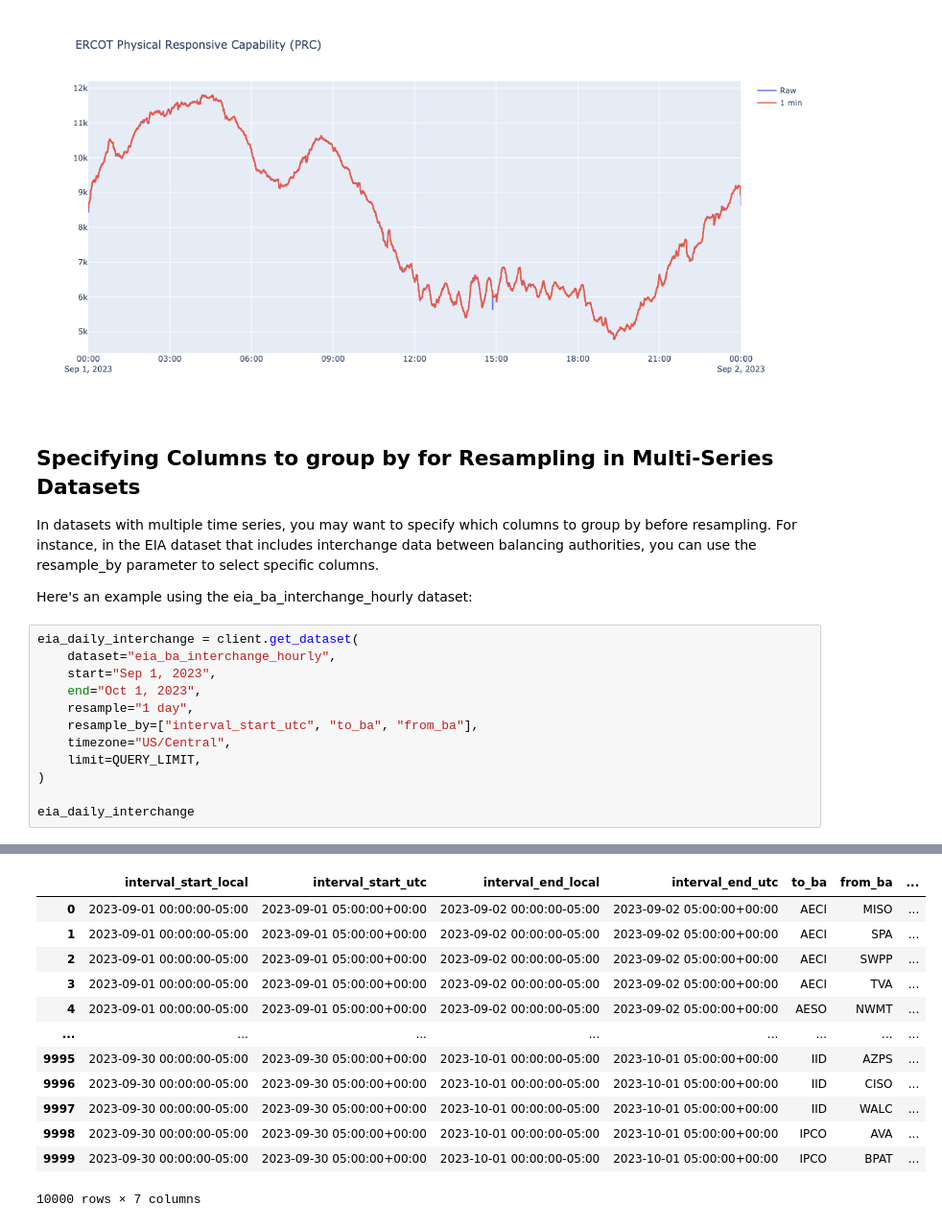
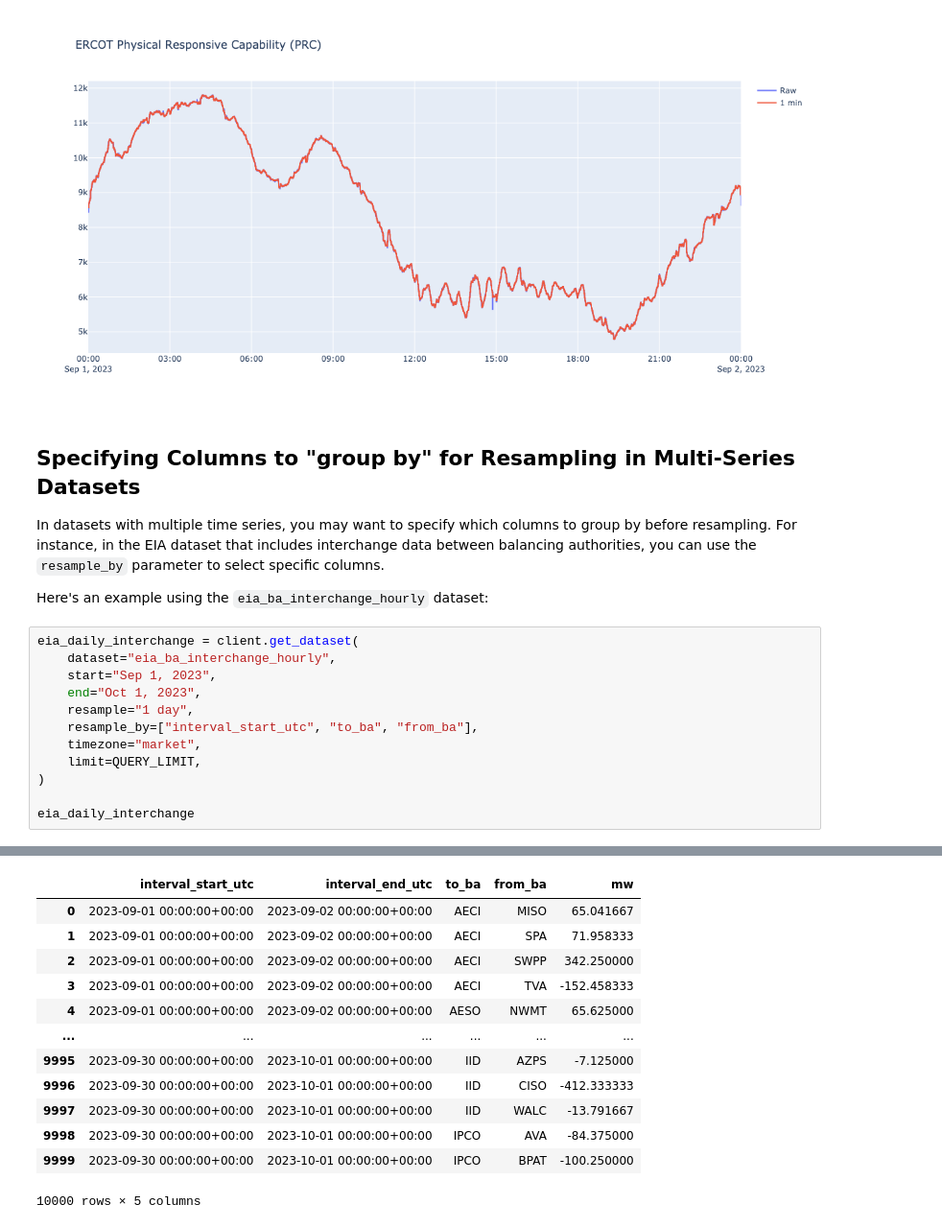
Before and after one commit to gridstatus/gridstatusio, a Jupyter notebook: Examples/6. Resampling Data.ipynb, the cells around one changed output, grey strips where cells are left out. Shown: that part at 96% size. Cells and saved outputs as stored; diff of their text form.

```diff
--- a/Examples/Resample Data.ipynb
+++ b/Examples/6. Resampling Data.ipynb
@@ -340,10 +348,10 @@ fig.show("png", width=1200, height=600)
 # %% [output]
 [figure]
 # %% [markdown]
-## Specifying Columns to group by for Resampling in Multi-Series Datasets
-In datasets with multiple time series, you may want to specify which columns to group by before resampling. For instance, in the EIA dataset that includes interchange data between balancing authorities, you can use the resample_by parameter to select specific columns.
+## Specifying Columns to "group by" for Resampling in Multi-Series Datasets
+In datasets with multiple time series, you may want to specify which columns to group by before resampling. For instance, in the EIA dataset that includes interchange data between balancing authorities, you can use the `resample_by` parameter to select specific columns.
 
-Here's an example using the eia_ba_interchange_hourly dataset:
+Here's an example using the `eia_ba_interchange_hourly` dataset:
 # %%
 eia_daily_interchange = client.get_dataset(
     dataset="eia_ba_interchange_hourly",
@@ -351,7 +359,7 @@ eia_daily_interchange = client.get_dataset(
     end="Oct 1, 2023",
     resample="1 day",
     resample_by=["interval_start_utc", "to_ba", "from_ba"],
-    timezone="US/Central",
+    timezone="market",
     limit=QUERY_LIMIT,
 )
 
@@ -364,13 +374,13 @@ Total number of rows: 10000
-|  | interval_start_local | interval_start_utc | interval_end_local | interval_end_utc | to_ba | from_ba | ... |
-| 0 | 2023-09-01 00:00:00-05:00 | 2023-09-01 05:00:00+00:00 | 2023-09-02 00:00:00-05:00 | 2023-09-02 05:00:00+00:00 | AECI | MISO | ... |
-| 1 | 2023-09-01 00:00:00-05:00 | 2023-09-01 05:00:00+00:00 | 2023-09-02 00:00:00-05:00 | 2023-09-02 05:00:00+00:00 | AECI | SPA | ... |
-| 2 | 2023-09-01 00:00:00-05:00 | 2023-09-01 05:00:00+00:00 | 2023-09-02 00:00:00-05:00 | 2023-09-02 05:00:00+00:00 | AECI | SWPP | ... |
-| 3 | 2023-09-01 00:00:00-05:00 | 2023-09-01 05:00:00+00:00 | 2023-09-02 00:00:00-05:00 | 2023-09-02 05:00:00+00:00 | AECI | TVA | ... |
-| 4 | 2023-09-01 00:00:00-05:00 | 2023-09-01 05:00:00+00:00 | 2023-09-02 00:00:00-05:00 | 2023-09-02 05:00:00+00:00 | AESO | NWMT | ... |
-| ... | ... | ... | ... | ... | ... | ... | ... |
-| 9995 | 2023-09-30 00:00:00-05:00 | 2023-09-30 05:00:00+00:00 | 2023-10-01 00:00:00-05:00 | 2023-10-01 05:00:00+00:00 | IID | AZPS | ... |
-| 9996 | 2023-09-30 00:00:00-05:00 | 2023-09-30 05:00:00+00:00 | 2023-10-01 00:00:00-05:00 | 2023-10-01 05:00:00+00:00 | IID | CISO | ... |
-| 9997 | 2023-09-30 00:00:00-05:00 | 2023-09-30 05:00:00+00:00 | 2023-10-01 00:00:00-05:00 | 2023-10-01 05:00:00+00:00 | IID | WALC | ... |
-| 9998 | 2023-09-30 00:00:00-05:00 | 2023-09-30 05:00:00+00:00 | 2023-10-01 00:00:00-05:00 | 2023-10-01 05:00:00+00:00 | IPCO | AVA | ... |
-| 9999 | 2023-09-30 00:00:00-05:00 | 2023-09-30 05:00:00+00:00 | 2023-10-01 00:00:00-05:00 | 2023-10-01 05:00:00+00:00 | IPCO | BPAT | ... |
+|  | interval_start_utc | interval_end_utc | to_ba | from_ba | mw |
+| 0 | 2023-09-01 00:00:00+00:00 | 2023-09-02 00:00:00+00:00 | AECI | MISO | 65.041667 |
+| 1 | 2023-09-01 00:00:00+00:00 | 2023-09-02 00:00:00+00:00 | AECI | SPA | 71.958333 |
+| 2 | 2023-09-01 00:00:00+00:00 | 2023-09-02 00:00:00+00:00 | AECI | SWPP | 342.250000 |
+| 3 | 2023-09-01 00:00:00+00:00 | 2023-09-02 00:00:00+00:00 | AECI | TVA | -152.458333 |
+| 4 | 2023-09-01 00:00:00+00:00 | 2023-09-02 00:00:00+00:00 | AESO | NWMT | 65.625000 |
+| ... | ... | ... | ... | ... | ... |
+| 9995 | 2023-09-30 00:00:00+00:00 | 2023-10-01 00:00:00+00:00 | IID | AZPS | -7.125000 |
+| 9996 | 2023-09-30 00:00:00+00:00 | 2023-10-01 00:00:00+00:00 | IID | CISO | -412.333333 |
+| 9997 | 2023-09-30 00:00:00+00:00 | 2023-10-01 00:00:00+00:00 | IID | WALC | -13.791667 |
+| 9998 | 2023-09-30 00:00:00+00:00 | 2023-10-01 00:00:00+00:00 | IPCO | AVA | -84.375000 |
+| 9999 | 2023-09-30 00:00:00+00:00 | 2023-10-01 00:00:00+00:00 | IPCO | BPAT | -100.250000 |
-10000 rows × 7 columns
+10000 rows × 5 columns
```
Also changed, not shown: parts of 18 cells of this notebook, 2 other files.
